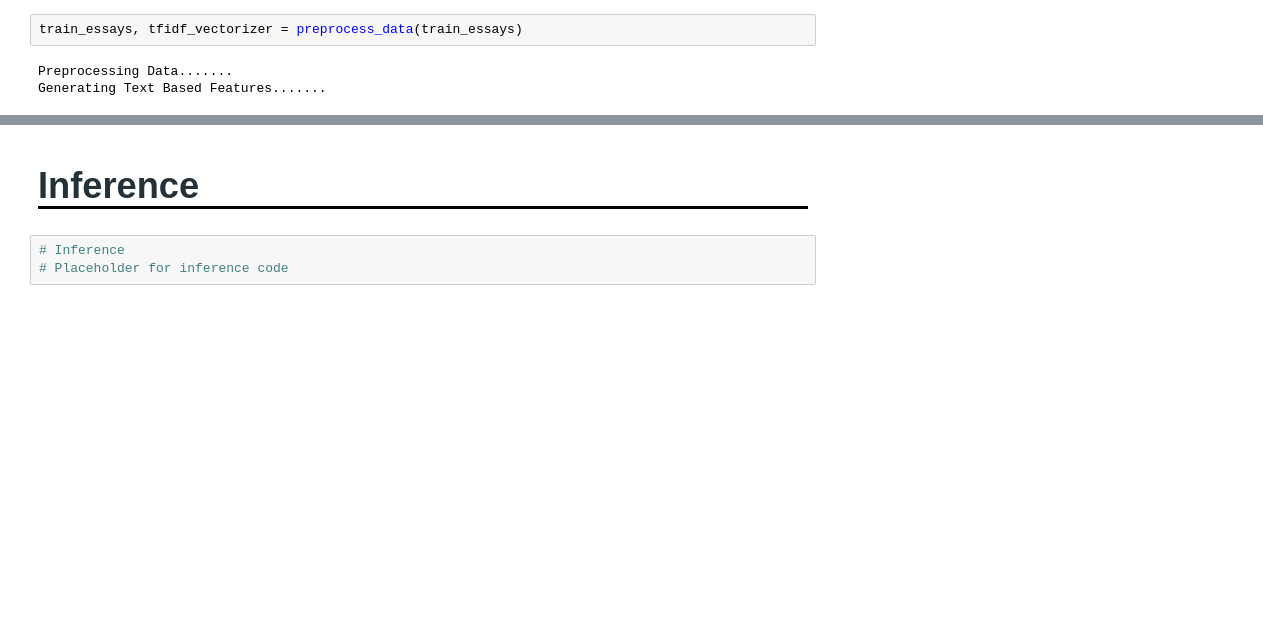
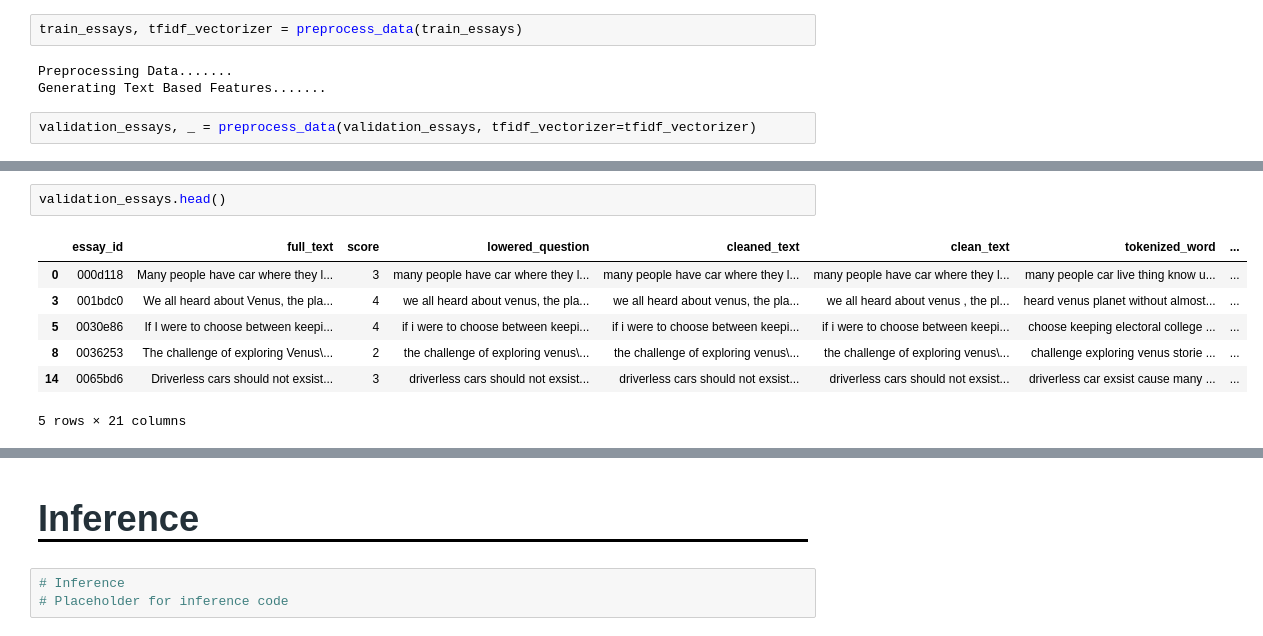
Before and after one commit to JD-DS/Learning-Agency-Lab---Automated-Essay-Scoring-2.0, a Jupyter notebook: scoring_Project_Report.ipynb, the cells around one changed output, grey strips where cells are left out. Drawn from its saved outputs; the diff is of its cells as text; blank space fills up the shorter version.

```diff
--- a/scoring_Project_Report.ipynb
+++ b/scoring_Project_Report.ipynb
@@ -467,3 +473,5 @@ train_essays, tfidf_vectorizer = preprocess_data(train_essays)
 # %% [output]
 Preprocessing Data.......
 Generating Text Based Features.......
+# %%
+validation_essays, _ = preprocess_data(validation_essays, tfidf_vectorizer=tfidf_vectorizer)
@@ -479,3 +491,13 @@ train_essays.head()
+# %%
+validation_essays.head()
+# %% [output]
+|  | essay_id | full_text | score | lowered_question | cleaned_text | clean_text | tokenized_word | ... |
+| 0 | 000d118 | Many people have car where they l... | 3 | many people have car where they l... | many people have car where they l... | many people have car where they l... | many people car live thing know u... | ... |
+| 3 | 001bdc0 | We all heard about Venus, the pla... | 4 | we all heard about venus, the pla... | we all heard about venus, the pla... | we all heard about venus , the pl... | heard venus planet without almost... | ... |
+| 5 | 0030e86 | If I were to choose between keepi... | 4 | if i were to choose between keepi... | if i were to choose between keepi... | if i were to choose between keepi... | choose keeping electoral college ... | ... |
+| 8 | 0036253 | The challenge of exploring Venus\... | 2 | the challenge of exploring venus\... | the challenge of exploring venus\... | the challenge of exploring venus\... | challenge exploring venus storie ... | ... |
+| 14 | 0065bd6 | Driverless cars should not exsist... | 3 | driverless cars should not exsist... | driverless cars should not exsist... | driverless cars should not exsist... | driverless car exsist cause many ... | ... |
+5 rows × 21 columns
 # %%
 train_essays.columns
 # %% [output]
```
Also changed, not shown: parts of 11 cells of this notebook, 2 other files.
